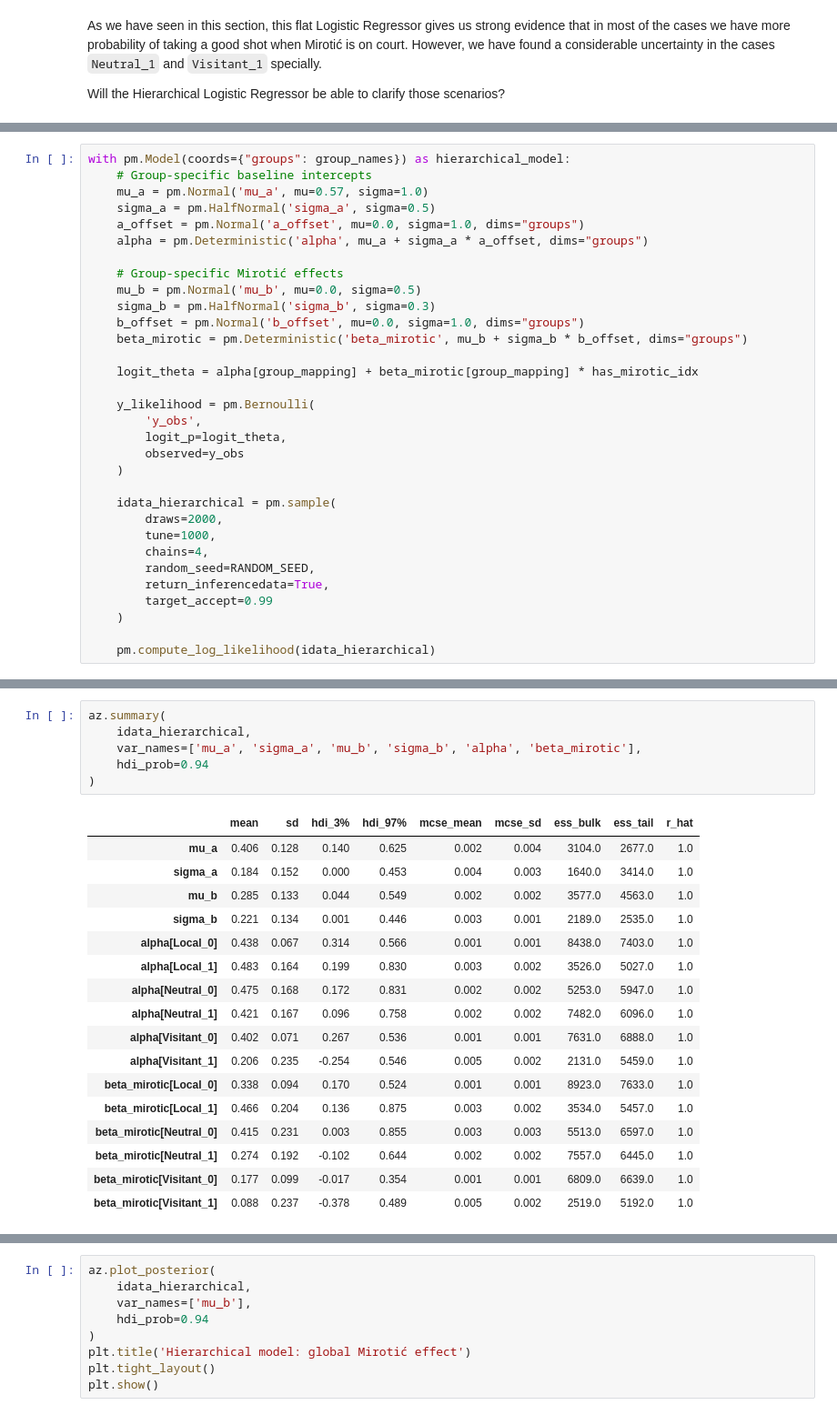
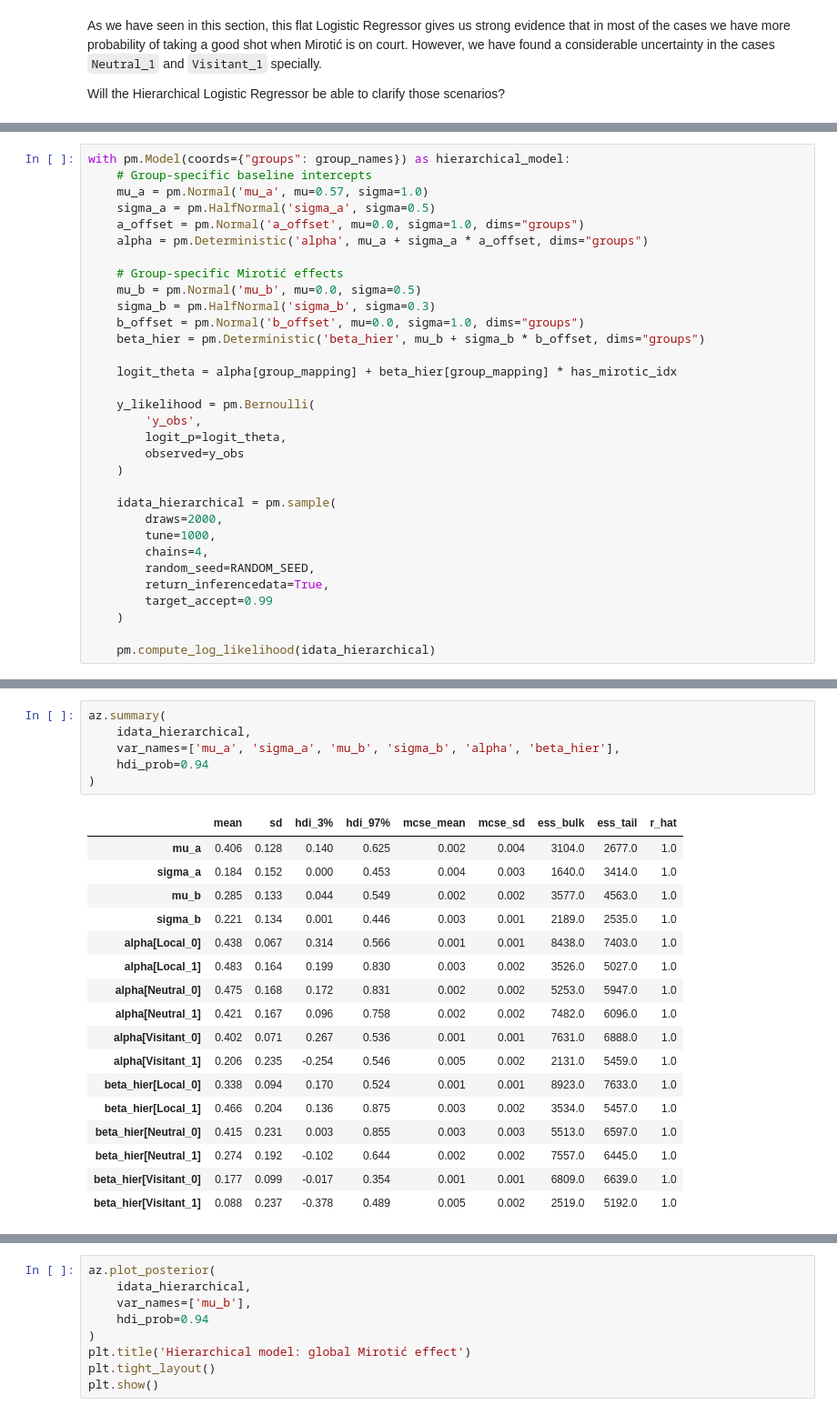
Before and after one commit to alvarosg285/player_performance_model, a Jupyter notebook: player_performance_project.ipynb, the cells around one changed output, grey strips where cells are left out. Shown at 91% size. Drawn from its saved outputs; the diff is of its cells as text.

```diff
--- a/clean_mirotic_hierarchical_project.ipynb
+++ b/player_performance_project.ipynb
@@ -550,9 +630,9 @@ with pm.Model(coords={"groups": group_names}) as hierarchical_model:
     mu_b = pm.Normal('mu_b', mu=0.0, sigma=0.5)
     sigma_b = pm.HalfNormal('sigma_b', sigma=0.3)
     b_offset = pm.Normal('b_offset', mu=0.0, sigma=1.0, dims="groups")
-    beta_mirotic = pm.Deterministic('beta_mirotic', mu_b + sigma_b * b_offset, dims="groups")
+    beta_hier = pm.Deterministic('beta_hier', mu_b + sigma_b * b_offset, dims="groups")
 
-    logit_theta = alpha[group_mapping] + beta_mirotic[group_mapping] * has_mirotic_idx
+    logit_theta = alpha[group_mapping] + beta_hier[group_mapping] * has_mirotic_idx
 
     y_likelihood = pm.Bernoulli(
         'y_obs',
@@ -583,24 +665,24 @@ There was 1 divergence after tuning. Increase `target_accept` or reparameterize.
 # %%
 az.summary(
     idata_hierarchical,
-    var_names=['mu_a', 'sigma_a', 'mu_b', 'sigma_b', 'alpha', 'beta_mirotic'],
+    var_names=['mu_a', 'sigma_a', 'mu_b', 'sigma_b', 'alpha', 'beta_hier'],
     hdi_prob=0.94
 )
 # %% [output]
 |  | mean | sd | hdi_3% | hdi_97% | mcse_mean | mcse_sd | ess_bulk | ess_tail | r_hat |
 | mu_a | 0.406 | 0.128 | 0.140 | 0.625 | 0.002 | 0.004 | 3104.0 | 2677.0 | 1.0 |
 | sigma_a | 0.184 | 0.152 | 0.000 | 0.453 | 0.004 | 0.003 | 1640.0 | 3414.0 | 1.0 |
 | mu_b | 0.285 | 0.133 | 0.044 | 0.549 | 0.002 | 0.002 | 3577.0 | 4563.0 | 1.0 |
 | sigma_b | 0.221 | 0.134 | 0.001 | 0.446 | 0.003 | 0.001 | 2189.0 | 2535.0 | 1.0 |
 | alpha[Local_0] | 0.438 | 0.067 | 0.314 | 0.566 | 0.001 | 0.001 | 8438.0 | 7403.0 | 1.0 |
 | alpha[Local_1] | 0.483 | 0.164 | 0.199 | 0.830 | 0.003 | 0.002 | 3526.0 | 5027.0 | 1.0 |
 | alpha[Neutral_0] | 0.475 | 0.168 | 0.172 | 0.831 | 0.002 | 0.002 | 5253.0 | 5947.0 | 1.0 |
 | alpha[Neutral_1] | 0.421 | 0.167 | 0.096 | 0.758 | 0.002 | 0.002 | 7482.0 | 6096.0 | 1.0 |
 | alpha[Visitant_0] | 0.402 | 0.071 | 0.267 | 0.536 | 0.001 | 0.001 | 7631.0 | 6888.0 | 1.0 |
 | alpha[Visitant_1] | 0.206 | 0.235 | -0.254 | 0.546 | 0.005 | 0.002 | 2131.0 | 5459.0 | 1.0 |
-| beta_mirotic[Local_0] | 0.338 | 0.094 | 0.170 | 0.524 | 0.001 | 0.001 | 8923.0 | 7633.0 | 1.0 |
-| beta_mirotic[Local_1] | 0.466 | 0.204 | 0.136 | 0.875 | 0.003 | 0.002 | 3534.0 | 5457.0 | 1.0 |
-| beta_mirotic[Neutral_0] | 0.415 | 0.231 | 0.003 | 0.855 | 0.003 | 0.003 | 5513.0 | 6597.0 | 1.0 |
-| beta_mirotic[Neutral_1] | 0.274 | 0.192 | -0.102 | 0.644 | 0.002 | 0.002 | 7557.0 | 6445.0 | 1.0 |
-| beta_mirotic[Visitant_0] | 0.177 | 0.099 | -0.017 | 0.354 | 0.001 | 0.001 | 6809.0 | 6639.0 | 1.0 |
-| beta_mirotic[Visitant_1] | 0.088 | 0.237 | -0.378 | 0.489 | 0.005 | 0.002 | 2519.0 | 5192.0 | 1.0 |
+| beta_hier[Local_0] | 0.338 | 0.094 | 0.170 | 0.524 | 0.001 | 0.001 | 8923.0 | 7633.0 | 1.0 |
+| beta_hier[Local_1] | 0.466 | 0.204 | 0.136 | 0.875 | 0.003 | 0.002 | 3534.0 | 5457.0 | 1.0 |
+| beta_hier[Neutral_0] | 0.415 | 0.231 | 0.003 | 0.855 | 0.003 | 0.003 | 5513.0 | 6597.0 | 1.0 |
+| beta_hier[Neutral_1] | 0.274 | 0.192 | -0.102 | 0.644 | 0.002 | 0.002 | 7557.0 | 6445.0 | 1.0 |
+| beta_hier[Visitant_0] | 0.177 | 0.099 | -0.017 | 0.354 | 0.001 | 0.001 | 6809.0 | 6639.0 | 1.0 |
+| beta_hier[Visitant_1] | 0.088 | 0.237 | -0.378 | 0.489 | 0.005 | 0.002 | 2519.0 | 5192.0 | 1.0 |
```
Also changed, not shown: parts of 25 cells of this notebook.
